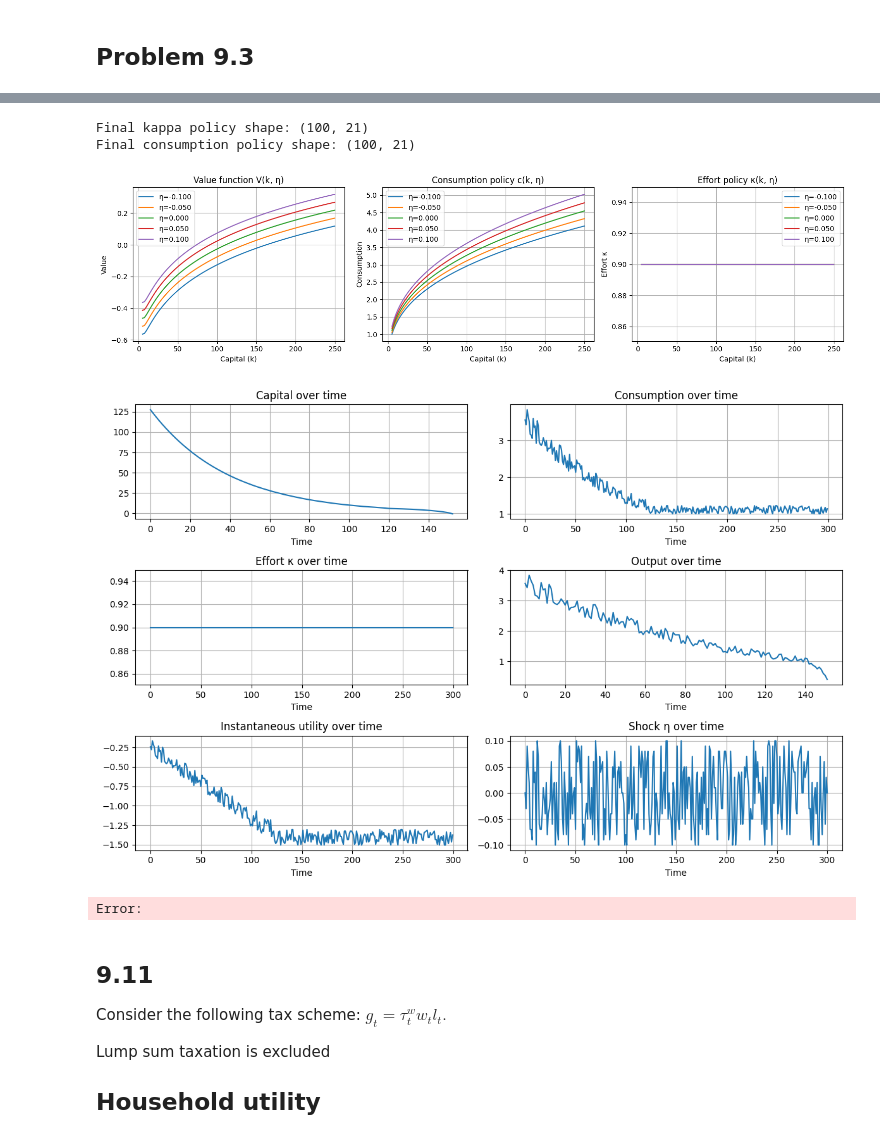
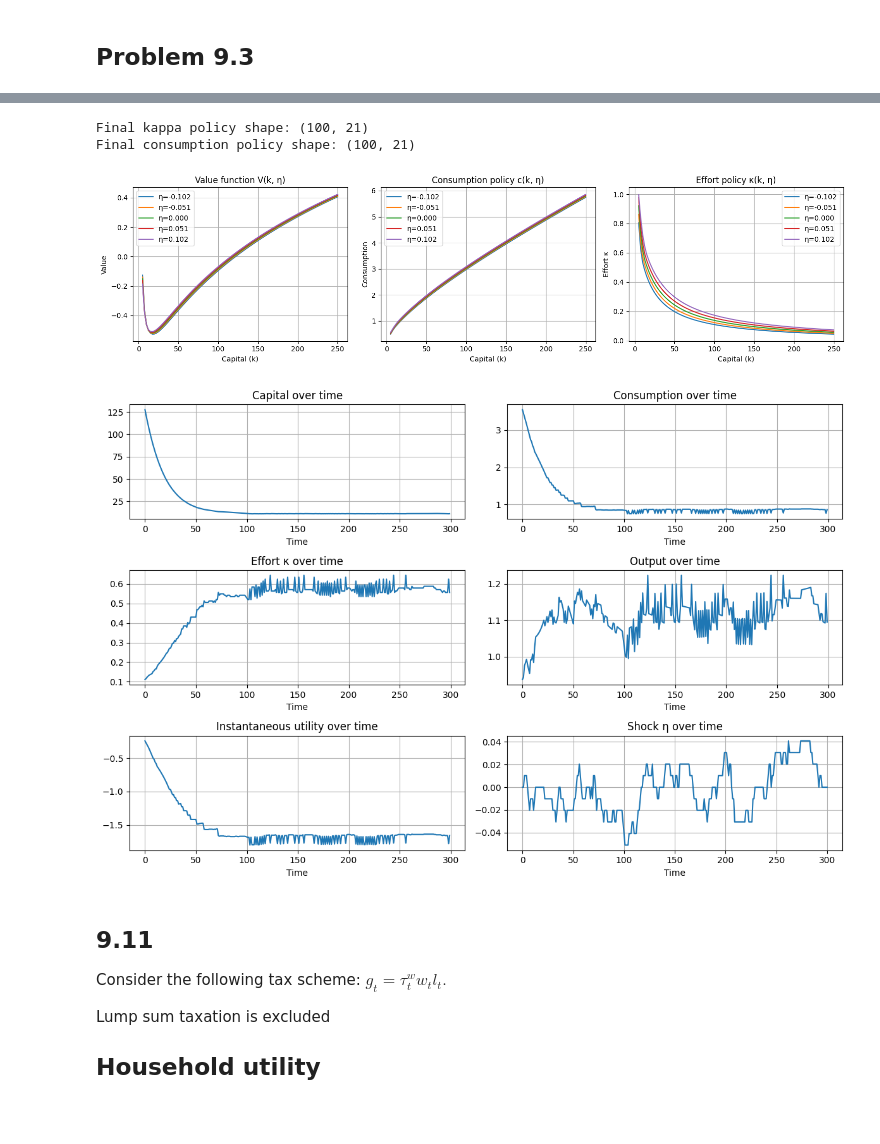
Before and after one commit to olurie/Comp-Methods-HW, a Jupyter notebook: HW3/HW3.ipynb, the cells around one changed output, grey strips where cells are left out. Drawn from its saved outputs; the diff is of its cells as text; code cells hidden in the pictures.

```diff
--- a/HW3/HW3.ipynb
+++ b/HW3/HW3.ipynb
@@ -11,8 +12,17 @@ import matplotlib.pyplot as plt
 # %%
 #parameters
 gamma, beta, alpha_c, alpha_i, depreciation_rate = 0.5, 0.99, 0.5, 0.5, 0.075
-lower_bound, upper_bound, convergence_threshold, iterations, grid_size = 5.0, 100.0, 1e-6, 2000, 100
-verbose = True
+lower_bound, upper_bound, convergence_threshold, iterations, grid_size = 5.0, 100.0, 1e-6, 1000, 1000
+verbose = False
 
 capital_grid = np.linspace(lower_bound, upper_bound, grid_size+1)
 consumption_grid = capital_grid - (depreciation_rate*capital_grid)**(1/alpha_i)
+
+# Plot policy function
+plt.figure(figsize=(8, 6))
+plt.plot(capital_grid, consumption_grid)
+plt.title("Policy Function (Consumption)")
+plt.xlabel("Capital")
+plt.ylabel("Consumption Good (kc)")
+plt.grid(True)
+plt.show()
@@ -176,14 +198,42 @@ class HansenModel:
         self.RHS = np.zeros((self.number_of_capital_grid_points, self.number_of_shock_states))
 
         # Placeholder for spline coefficients (not needed if using CubicSpline directly)
-        self.splines = [None] * self.number_of_shock_states  # list of CubicSpline objects, one per shock
+        self.splines = [None] * self.number_of_shock_states  # list of Spline objects, one per shock
 
-    def discretize_ar(self):
+
+
+    def discretize_ar(self, mu=0.0, return_stationary=False):
         """
-        Dummy AR(1) discretization; replace with Tauchen or Rouwenhorst.
+        Discretizes AR(1) process using quantecon's Rouwenhorst method.
         """
-        self.eta = np.linspace(-0.1, 0.1, self.number_of_shock_states)
-        self.pi[:, :] = 1 / self.number_of_shock_states
+        mc = qe.markov.approximation.rouwenhorst(
+            n=self.number_of_shock_states,
+            rho=self.rho,
+            sigma=self.sigma_eps**0.5,  # sigma_eps is variance; take sqrt for std.dev
+            mu=mu
+        )
+        self.eta = mc.state_values + mu  # shift grid to have mean mu if desired
+        self.pi = mc.P
+
+        if return_stationary:
+            # Compute stationary distribution: left eigenvector of eigenvalue 1
+            eigvals, eigvecs = np.linalg.eig(self.pi.T)
+            stat_idx = np.isclose(eigvals, 1)
+            w = np.real(eigvecs[:, stat_idx]).flatten()
+            w /= w.sum()
+            self.stationary_dist = w  # optional: store as attribute
+        else:
+            self.stationary_dist = None
+
+    def simulate_shocks(self, T=100, seed=42):
+        np.random.seed(seed)
+        n = self.pi.shape[0]
+        shocks = np.zeros(T, dtype=int)
+        shocks[0] = n // 2
+        for t in range(1, T):
+            shocks[t] = np.searchsorted(np.cumsum(self.pi[shocks[t-1]]), np.random.rand())
+        return shocks
+
 
     def initialize_policy(self):
         """
@@ -208,7 +258,12 @@ class HansenModel:
                     acc += self.pi[i, k] * term / self.c_new[j, k]
                 rhs_values[j] = self.beta * acc
             self.RHS[:, i] = rhs_values
-            self.splines[i] = CubicSpline(self.k, rhs_values, extrapolate=False)
+            self.splines[i] = interp1d(
+                self.k, rhs_values,
+                kind='linear',
+                fill_value='extrapolate',
+                assume_sorted=True
+)
 
     def foc(self, kappa_guess, current_capital, shock_state_id):
         """
@@ -234,7 +289,7 @@ class HansenModel:
         """
         Iterate until policy convergence.
         """
-        self.discretize_ar()
+        self.discretize_ar() #replace with some value for non 0 mean
         self.initialize_policy()
 
         damping = 0.9  # weight on previous c (for smoothing)
@@ -266,7 +321,8 @@ class HansenModel:
                         continue
                     for κ in [0.1, 0.5, 0.9, 0.99]:
                         val = self.foc(κ, current_k, s)
-                        print(f"FOC at κ={κ:.2f}: {val:.4e}")
+                        if verbose:
+                            print(f"FOC at κ={κ:.2f}: {val:.4e}")
                     # Step 3: solve for optimal κ
                     try:
                         sol = root_scalar(
@@ -422,36 +478,35 @@ class HansenModel:
         axs[1,0].set_xlabel("Time")
         axs[1,0].grid(True)
 
         axs[1,1].plot(y_t)
         axs[1,1].set_title("Output over time")
         axs[1,1].set_xlabel("Time")
         axs[1,1].grid(True)
 
         axs[2,0].plot(utility_t)
         axs[2,0].set_title("Instantaneous utility over time")
         axs[2,0].set_xlabel("Time")
         axs[2,0].grid(True)
 
         axs[2,1].plot(eta_t)
         axs[2,1].set_title("Shock η over time")
         axs[2,1].set_xlabel("Time")
         axs[2,1].grid(True)
 
         plt.tight_layout()
         plt.show()
 
 
 if __name__ == "__main__":
     model = HansenModel()
     model.solve()
     model.report()
     model.simulate_and_plot_time_series()
 # %% [output]
 Final kappa policy shape: (100, 21)
 Final consumption policy shape: (100, 21)
-[figure, old version]
+[figure, new version]
-[figure, old version]
+[figure, new version]
-Error:
 # %% [markdown]
 ## 9.11
 
```
Also changed, not shown: parts of 8 cells of this notebook.
